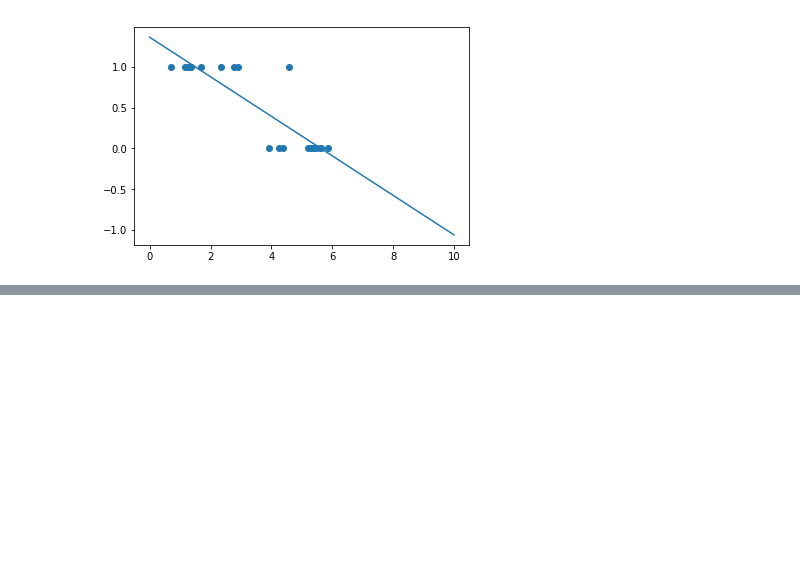
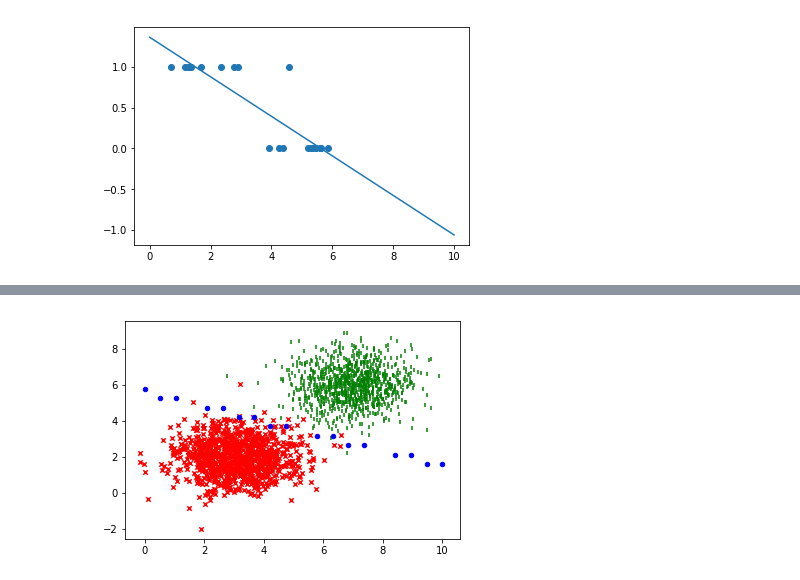
Before and after one commit to bulda/TensofFlow, a Jupyter notebook: classification.ipynb, the cells around one changed output, grey strips where cells are left out. Saved outputs shown, nothing was run; the diff lists cells and outputs as text; code cells hidden in the pictures; blank space fills up the shorter version.

```diff
--- a/classification.ipynb
+++ b/classification.ipynb
@@ -68,0 +127,66 @@ accuracy = 0.949999988079071. correct = Tensor("Equal_14:0", dtype=bool)
+# %%
+import numpy as np
+import matplotlib.pyplot as plt
+import tensorflow as tf
+
+learning_rate = 0.1
+training_epochs = 2000
+
+def sigmoid(x):
+  return 1./(1 + np.exp(-x))
+
+x1_label1 = np.random.normal(3,1,1000)
+x2_label1 = np.random.normal(2,1,1000)
+x1_label2 = np.random.normal(7,1,1000)
+x2_label2 = np.random.normal(6,1,1000)
+
+
+x1s = np.append(x1_label1, x1_label2)
+x2s = np.append(x2_label1, x2_label2)
+ys = np.asarray([0.] * len(x1_label1) + [1.] * len(x1_label2))
+
+plt.scatter(x1_label1,x2_label1,c='r', marker='x', s=20)
+plt.scatter(x1_label2,x2_label2, c='g', marker='|', s=20)
+
+X1 = tf.placeholder(tf.float32, shape=(None,), name = "x1")
+X2 = tf.placeholder(tf.float32, shape=(None,), name = "x2")
+Y = tf.placeholder(tf.float32, shape=(None,), name='y')
+w = tf.Variable([0., 0., 0.], name = "w", trainable=True)
+
+y_model = tf.sigmoid(-(w[2]*X2 + w[1]*X1 + w[0]))
+cost = tf.reduce_mean(-tf.log(y_model * Y + (1-y_model) * (1 - Y)))
+train_op = tf.train.GradientDescentOptimizer(learning_rate).minimize(cost)
+
+with tf.Session() as sess:
+  sess.run(tf.global_variables_initializer())
+  prev_err = 0
+  for epoch in range(training_epochs):
+    err, _ = sess.run([cost, train_op], {X1: x1s, X2: x2s, Y:ys})
+    if epoch % 100 == 0:
+      print(epoch, err)
+    if abs(prev_err - err) < 0.0001:
+      break
+    prev_err = err
+  w_val = sess.run(w, {X1: x1s, X2: x2s, Y: ys})
+
+print(w_val)
+x1_boundary, x2_boundary = [], []
+rangeX = np.linspace(0, 10, 20)
+
+for x1_test in rangeX:
+  print(f'----- {x1_test} ------')
+  for x2_test in rangeX:
+    z = sigmoid(-x2_test*w_val[2] - x1_test*w_val[1] - w_val[0])
+    if abs(z - 0.5) < 0.05:
+      x1_boundary.append(x1_test)
+      x2_boundary.append(x2_test)
+      #print(f'== append ==')
+
+plt.scatter(x1_boundary, x2_boundary, c='b', marker='o', s=20)
+#plt.scatter(x1_bound,x2_bound,c='b', marker="o", s=20)
+#plt.Line2D(x1_bound,x2_bound,color='b')
+#plt.plot(all_xs, sigmoid(x2_bound*w_val[2]+x1_bound*w_val[1]+w_val[0]), c="b", marker="o")
+#plt.plot(all_xs, z_bound, c="b", marker="o")
+
+plt.show()
+# %% [output]
@@ -68,0 +210 @@ accuracy = 0.949999988079071. correct = Tensor("Equal_14:0", dtype=bool)
+[figure, added]
```
Also changed, not shown: parts of 2 cells of this notebook.
